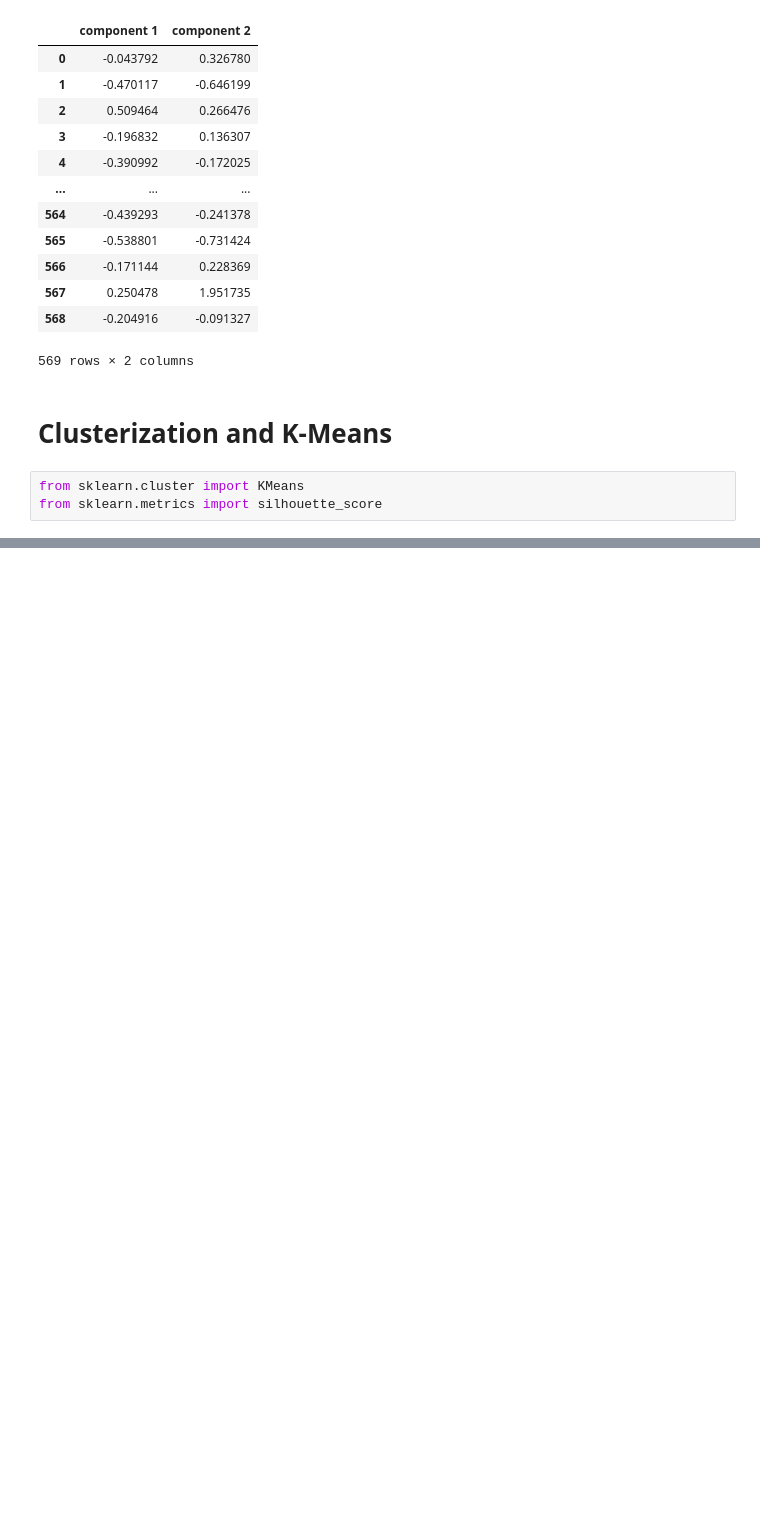
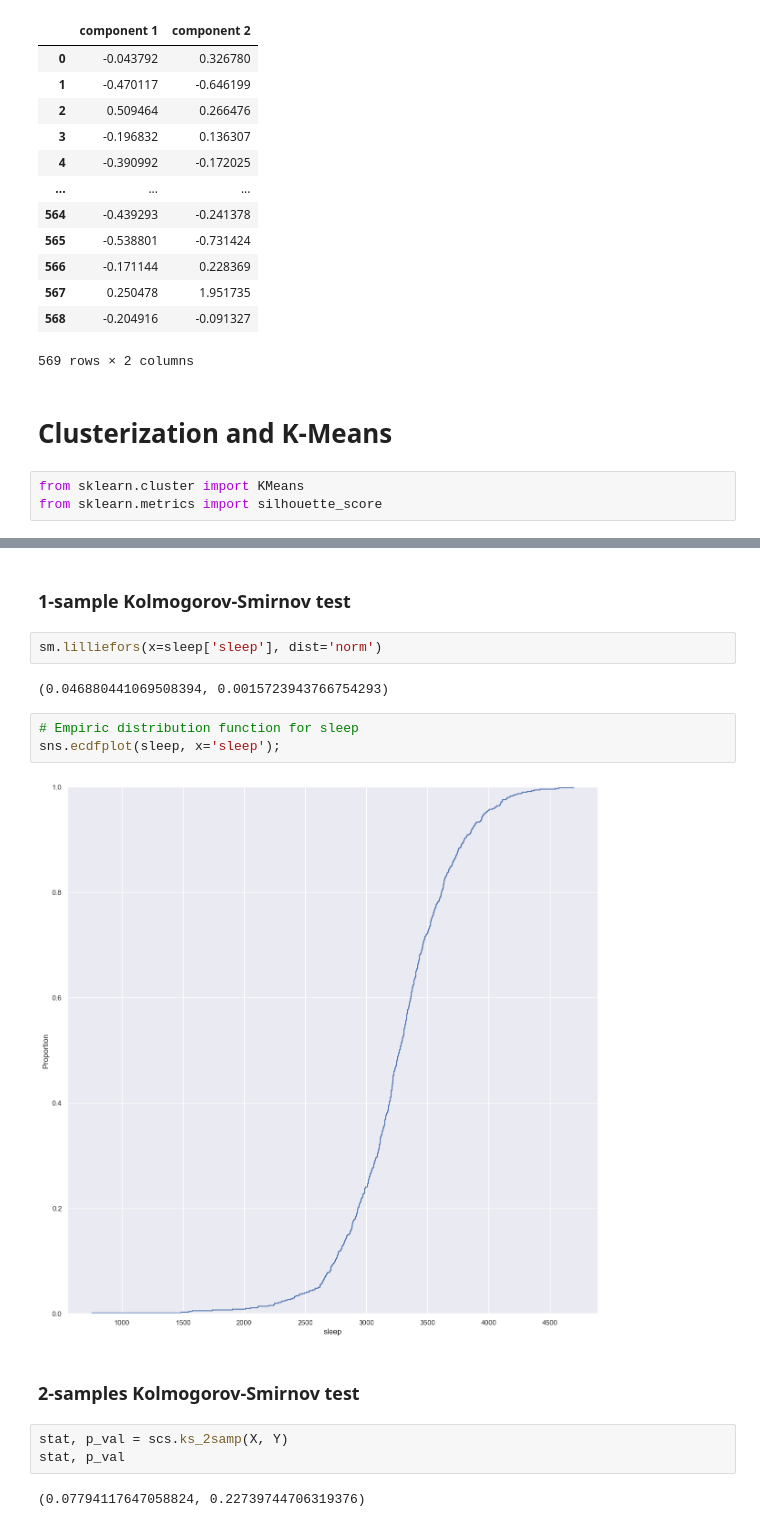
Before and after one commit to Ultraluxe25/Learning-Data-Science-and-Machine-Learning, a Jupyter notebook: Stepik courses/MGIMO Data Analysis - Hypothessis testing and Visualization in Python. PCA. Clusterization with KMeans..ipynb, the cells around one changed output, grey strips where cells are left out. Saved outputs shown, nothing was run; the diff lists cells and outputs as text; blank space fills up the shorter version.

```diff
--- a/Stepik courses/MGIMO Data Analysis - Hypothessis testing and Visualization in Python. PCA. Clusterization with KMeans..ipynb
+++ b/Stepik courses/MGIMO Data Analysis - Hypothessis testing and Visualization in Python. PCA. Clusterization with KMeans..ipynb
@@ -299,0 +386,18 @@ plt.show();
+# %% [markdown]
+### 1-sample Kolmogorov-Smirnov test
+# %%
+sm.lilliefors(x=sleep['sleep'], dist='norm')
+# %% [output]
+(0.046880441069508394, 0.0015723943766754293)
+# %%
+# Empiric distribution function for sleep
+sns.ecdfplot(sleep, x='sleep');
+# %% [output]
+[figure, added]
+# %% [markdown]
+### 2-samples Kolmogorov-Smirnov test
+# %%
+stat, p_val = scs.ks_2samp(X, Y)
+stat, p_val
+# %% [output]
+(0.07794117647058824, 0.22739744706319376)
```
Also changed, not shown: parts of 35 cells of this notebook.
